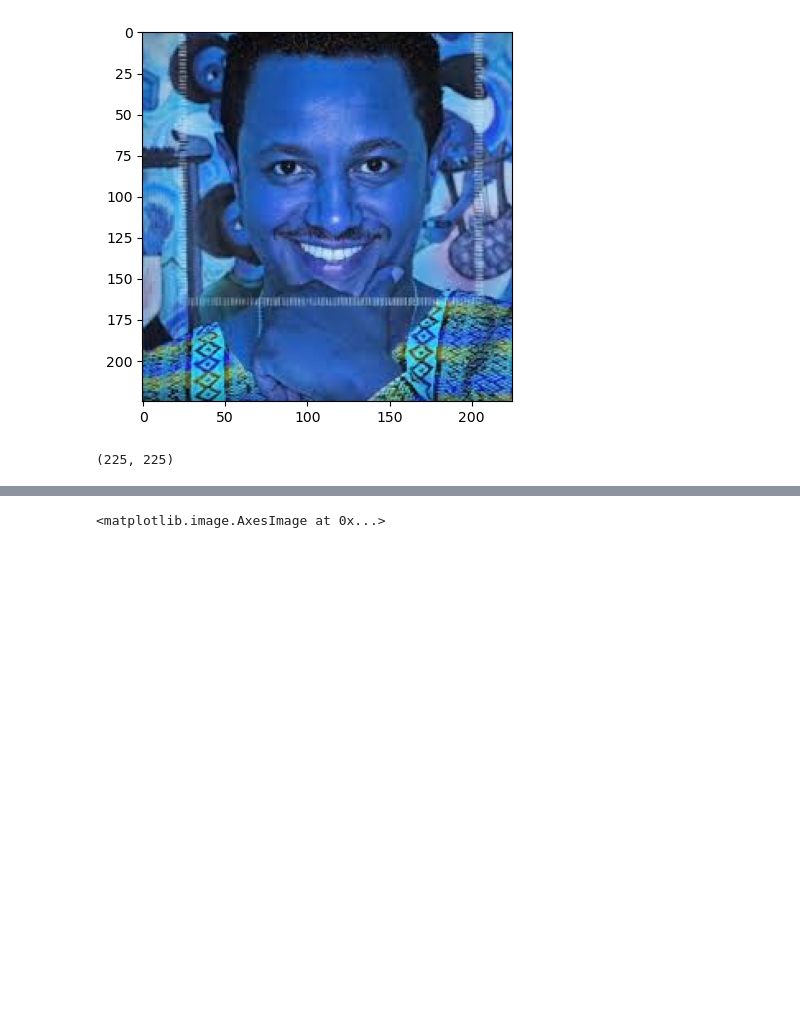
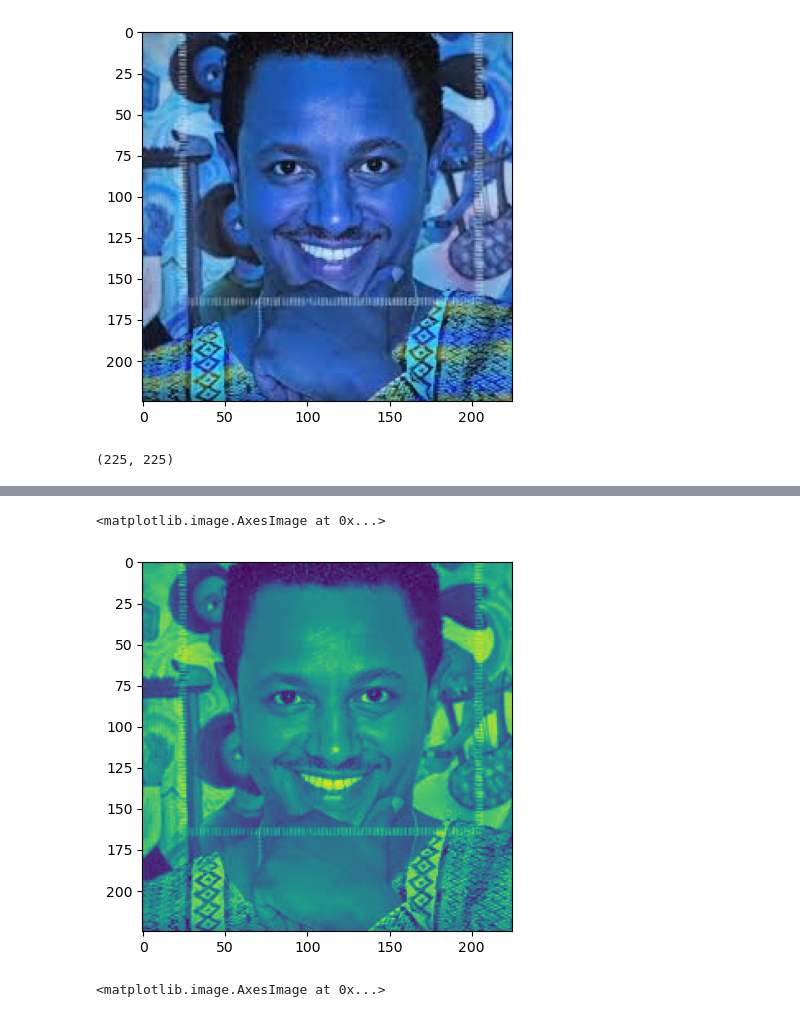
Before and after one commit to sineshawl/ML-Image-Classification, a Jupyter notebook: famous_classifier.ipynb, the cells around one changed output, grey strips where cells are left out. Drawn from its saved outputs; the diff is of its cells as text; code cells hidden in the pictures; blank space fills up the shorter version.

```diff
--- a/famous_classifier.ipynb
+++ b/famous_classifier.ipynb
@@ -21,3 +48,8 @@ gray.shape
+# %%
+plt.imshow(gray)
+# %% [output]
+<matplotlib.image.AxesImage at 0x...>
+[figure, added]
 # %%
 plt.imshow(gray, cmap='gray')
 # %% [output]
```
Also changed, not shown: parts of 19 cells of this notebook.
